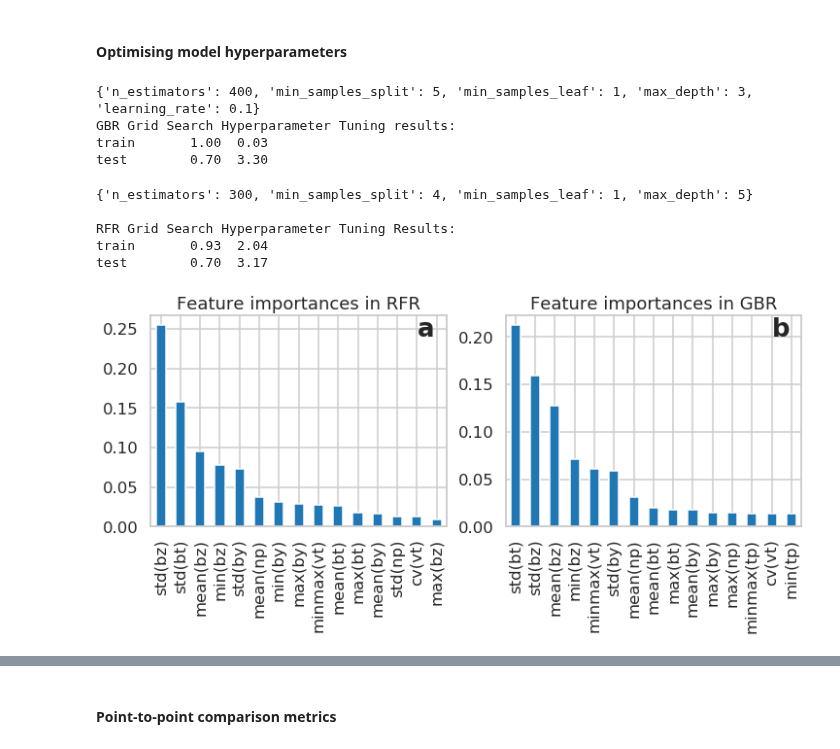
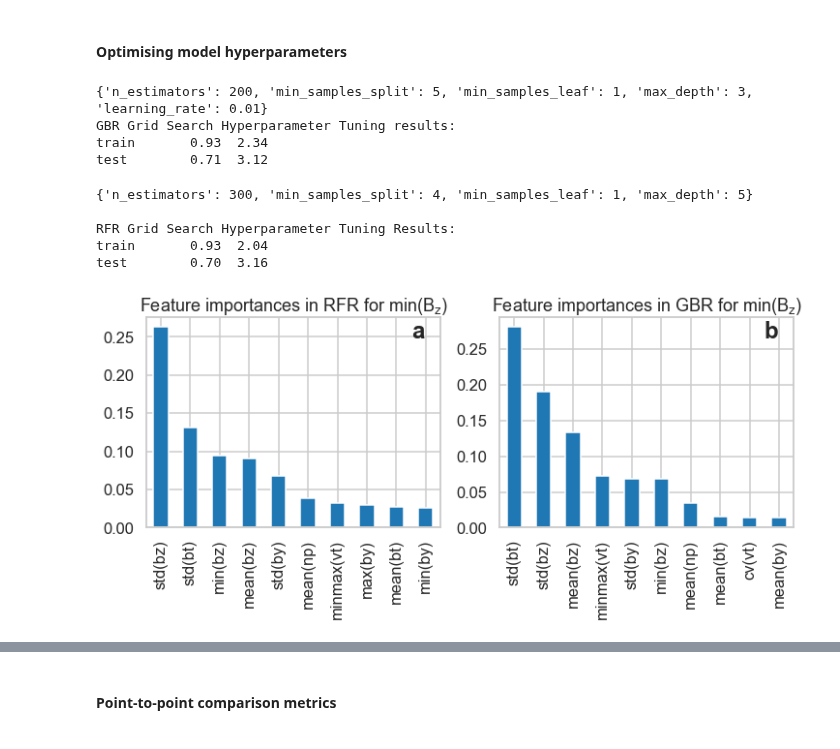
Before and after one commit to helioforecast/Papers, a Jupyter notebook: Reiss2021_MLrope/mfrpred_mreiss_bz.ipynb, the cells around one changed output, grey strips where cells are left out. Drawn from its saved outputs; the diff is of its cells as text; code cells hidden in the pictures.

```diff
--- a/Reiss2021_MLrope/mfrpred_mreiss_bz.ipynb
+++ b/Reiss2021_MLrope/mfrpred_mreiss_bz.ipynb
@@ -510,34 +496,36 @@ fig=plt.figure(figsize=(15,10),dpi=75)
 
 fs=15
 ax1 = plt.subplot(221)
-sns.histplot(ic.loc[n_all,'mo_bmean'], label='<$B_t$> in MO',color='coral',alpha=0.5,kde=True,stat='probability',element='step')
-sns.histplot(ic.loc[n_all,'mo_bmax'], label='max($B_t$) in MO',color='steelblue',kde=True,stat='probability', element='step')
+sns.histplot(ic.loc[n_all,'mo_bmean'], label='mean($B_t$) in MO',color='coral',alpha=0.5,kde=True,stat='probability',element='step', binwidth = 3)
+sns.histplot(ic.loc[n_all,'mo_bmax'], label='max($B_t$) in MO',color='steelblue',kde=True,stat='probability', element='step', binwidth = 3)
 ax1.set_xlabel('B [nT]')
-ax1.set_ylim(0,0.21)
+ax1.set_ylim(0,0.4)
+ax1.set_xlim(0,70)
 plt.legend(loc=1,fontsize=fs)
 
 ax2 = plt.subplot(222)
-sns.histplot(ic.loc[n_all,'mo_bzmean'],label='<$B_z$> in MO',color='coral',alpha=0.5,kde=True,stat='probability', element='step')
-sns.histplot(ic.loc[n_all,'mo_bzmin'],label='min($B_z$) in MO',color='steelblue',kde=True,stat='probability', element='step')
+sns.histplot(ic.loc[n_all,'mo_bzmean'],label='mean($B_z$) in MO',color='coral',alpha=0.5,kde=True,stat='probability', element='step', binwidth = 3)
+sns.histplot(ic.loc[n_all,'mo_bzmin'],label='min($B_z$) in MO',color='steelblue',kde=True,stat='probability', element='step', binwidth = 3)
 ax2.set_xlabel('B [nT]')
 #ax2.set_ylabel('')
-ax2.set_ylim(0,0.21)
+ax2.set_ylim(0,0.35)
 plt.legend(loc=2,fontsize=fs)
 
 ax3 = plt.subplot(223)
-sns.histplot(ic.loc[n_all,'icme_speed_mean'],label='<$V_t$> in ICME',color='steelblue',kde=True,stat='probability', element='step')
-ax3.set_xlabel('V [km s$^{-1}$]')
-ax3.set_ylim(0,0.21)
+sns.histplot(ic.loc[n_all,'icme_speed_mean'],label='mean($v_t$) of ICME',color='steelblue',kde=True,stat='probability', element='step', binwidth = 25)
+ax3.set_xlabel('v [km s$^{-1}$]')
+ax3.set_ylim(0,0.16)
 plt.legend(loc=1,fontsize=fs)
 
 ax4 = plt.subplot(224)
-sns.histplot(ic.loc[n_all,'icme_duration']-ic.loc[n_iwinind,'mo_duration'],label='Sheath duration',color='steelblue',kde=True,stat='probability', element='step')
-sns.histplot(ic.loc[n_all,'mo_duration'],label='MO duration',color='coral',kde=True,stat='probability', element='step')
-ax4.set_xlabel('hours')
-ax4.set_ylim(0,0.26)
+sns.histplot(ic.loc[n_all,'icme_duration']-ic.loc[n_iwinind,'mo_duration'],label='Sheath Duration',color='steelblue',kde=True,stat='probability', element='step',binwidth = 3)
+sns.histplot(ic.loc[n_all,'mo_duration'],label='MO Duration',color='coral',kde=True,stat='probability', element='step',binwidth = 3)
+ax4.set_xlabel('Duration [h]')
+
 ax4.set_xlim(0,75)
 #ax4.set_ylabel('')
 plt.legend(loc=1,fontsize=fs)
+ax4.set_ylim(0,0.25)
 
 #ax4 = plt.subplot(234)
 #sns.histplot(ic.loc[n_iwinind,'mo_density_mean'],label='MO <$N_p$>',color='steelblue',kde=True,stat='probability', element='step')
@@ -788,7 +794,7 @@ gridsearch = False
 from sklearn.model_selection import RandomizedSearchCV
 # %%
 if gridsearch:
-    gbr_param_grid = {'n_estimators': [100, 200, 300, 400],
+    gbr_param_grid = {'n_estimators': [100, 125, 150, 175, 200, 225, 250, 275, 300, 325, 350, 375, 400],
                       'min_samples_split': [2, 3, 4, 5],
                       'min_samples_leaf': [1, 2, 3, 4],
                       'max_depth': [2, 3, 4, 5],
@@ -798,8 +804,8 @@ if gridsearch:
     cv_model = clf.fit(X_train, y_train)
     best_params_gbr = cv_model.best_params_
 else:
-    best_params_gbr = {'n_estimators': 400, 'min_samples_split': 5,
-                       'min_samples_leaf': 1, 'max_depth': 3, 'learning_rate': 0.1}
+    best_params_gbr = {'n_estimators': 200, 'min_samples_split': 5,
+                       'min_samples_leaf': 1, 'max_depth': 3, 'learning_rate': 0.01}
 
 print(best_params_gbr)
 models['gbr'] = GradientBoostingRegressor(**best_params_gbr)
@@ -815,10 +821,10 @@ mae1 = mean_absolute_error(np.squeeze(y_test), np.squeeze(y_pred1))
 cc1 = scipy.stats.pearsonr(np.squeeze(y_test), np.squeeze(y_pred1))[0]
 print("{:<10}{:6.2f}{:6.2f}".format('test', cc1, mae1))
 # %% [output]
-{'n_estimators': 400, 'min_samples_split': 5, 'min_samples_leaf': 1, 'max_depth': 3, 'learning_rate': 0.1}
+{'n_estimators': 200, 'min_samples_split': 5, 'min_samples_leaf': 1, 'max_depth': 3, 'learning_rate': 0.01}
 GBR Grid Search Hyperparameter Tuning results:
-train       1.00  0.03
-test        0.70  3.30
+train       0.93  2.34
+test        0.71  3.12
 # %%
 if gridsearch:
     rfr_param_grid = {'n_estimators': [100, 200, 300, 400],
@@ -852,7 +858,7 @@ print("{:<10}{:6.2f}{:6.2f}".format('test', cc1, mae1))
 
 RFR Grid Search Hyperparameter Tuning Results:
 train       0.93  2.04
-test        0.70  3.17
+test        0.70  3.16
 # %%
 # Select best models according to scores
 model1 = models['lr']
@@ -865,27 +871,27 @@ y_pred3 = model3.predict(X_test)
 # %%
 importances = model3.feature_importances_
 indices = np.argsort(importances)
-feat_imps_rfr = pd.Series(model2.feature_importances_, use_features).sort_values(ascending=False)[0:15]
-feat_imps_gbr = pd.Series(model3.feature_importances_, use_features).sort_values(ascending=False)[0:15]
+feat_imps_rfr = pd.Series(model2.feature_importances_, use_features).sort_values(ascending=False)[0:10]
+feat_imps_gbr = pd.Series(model3.feature_importances_, use_features).sort_values(ascending=False)[0:10]
 
 # Plot the feature importances of the forest
 fig, (ax1, ax2) = plt.subplots(1, 2, figsize=(12,4))
-feat_imps_rfr.plot(kind='bar', title="Feature importances in RFR", ax=ax1)
-feat_imps_gbr.plot(kind='bar', title="Feature importances in GBR", ax=ax2)
+feat_imps_rfr.plot(kind='bar', title="Feature importances in RFR for min(B$_{\mathrm{z}}$)", ax=ax1)
+feat_imps_gbr.plot(kind='bar', title="Feature importances in GBR for min(B$_{\mathrm{z}}$)", ax=ax2)
 
 plt.subplots_adjust(wspace=0.2)
 
 # Possible method of interpretation for LR:
 # https://scikit-learn.org/stable/auto_examples/inspection/plot_linear_model_coefficient_interpretation.html
 
 for ax, ann in zip([ax1, ax2], ['a', 'b']):
-    ax.text(.9, .9, ann, transform=ax.transAxes, fontsize=26, weight='bold')
+    ax.text(.9, .9, ann, transform=ax.transAxes, fontsize=24, weight='bold')
 
 argv3='feature_importance_minbz_{}h.pdf'.format(feature_hours)
 plt.savefig('plots/' + argv3, bbox_inches='tight')
 plt.show()
 # %% [output]
-[figure, old version]
+[figure, new version]
 # %%
 # (n, 1) -- (n,)
 y_test = np.squeeze(y_test)
```
Also changed, not shown: parts of 20 cells of this notebook, 3 other files.
